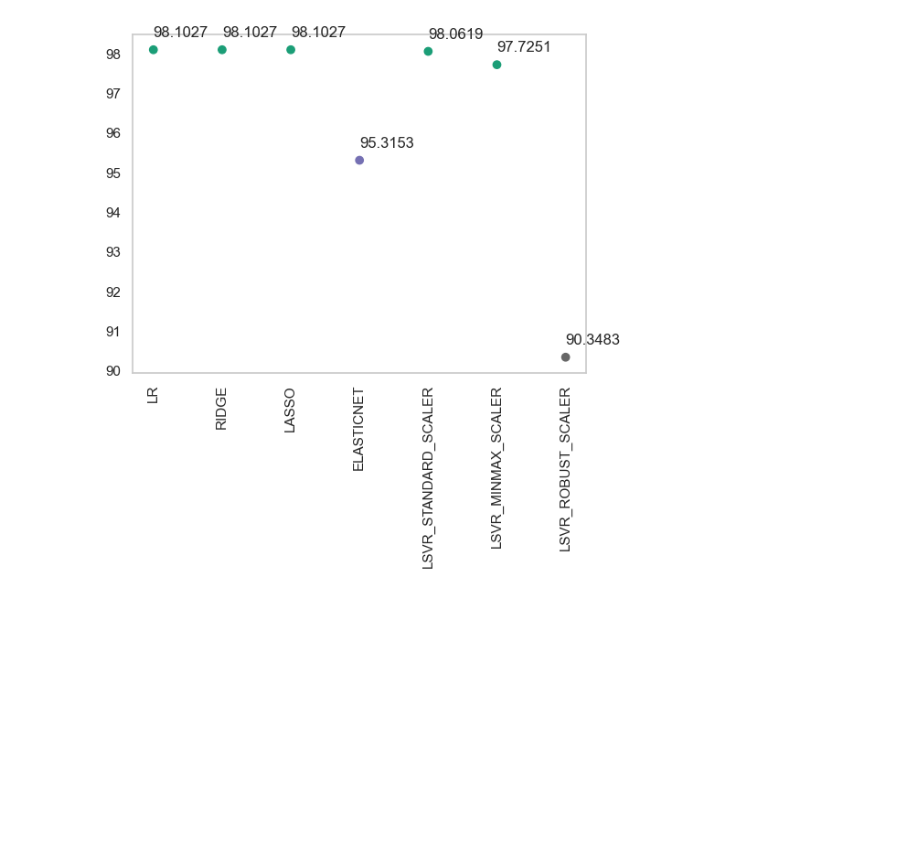
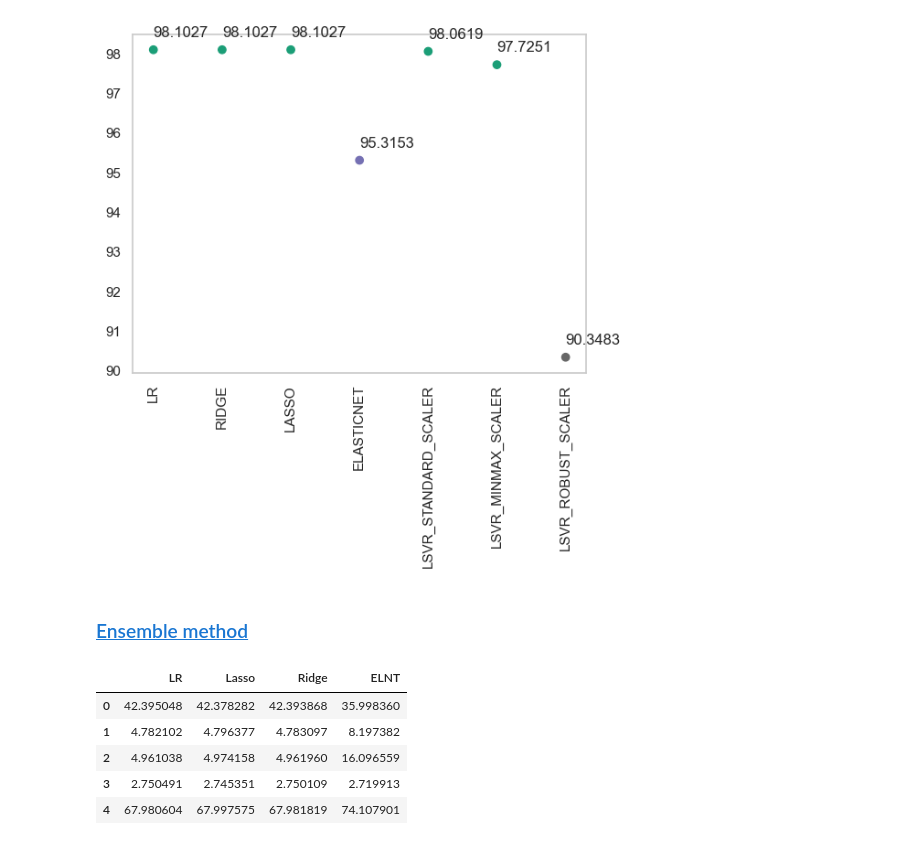
Before and after one commit to tea561/ML, a Jupyter notebook: Projekat1/proj1.ipynb, the cells around one changed output. Cells and saved outputs as stored; diff of their text form; code cells hidden in the pictures; blank space fills up the shorter version.

```diff
--- a/Projekat1/proj1.ipynb
+++ b/Projekat1/proj1.ipynb
@@ -916,3 +975,36 @@ models = ['LR', 'RIDGE', 'LASSO', 'ELASTICNET', 'LSVR_STANDARD_SCALER', 'LSVR_MI
 show_results(score_list=training_score, labels=models)
 # %% [output]
 [figure]
+# %% [markdown]
+### <a id='toc1_3_11_'></a>[Ensemble method](#toc0_)
+# %%
+features, target = data.loc[:, data.columns != 'Usage_kWh'], data['Usage_kWh']
+features_train, features_test, target_train, target_test = train_test_split(features, target, test_size=0.3, random_state=0)
+
+lr = LinearRegression()
+lr.fit(features_train, target_train)
+
+training_score.append(lr.score(features_train, target_train))
+
+lasso = Lasso(alpha=0.0001)
+lasso.fit(features_train, target_train)
+
+training_score.append(lasso.score(features_train, target_train))
+
+en = ElasticNet(alpha=0.0001, fit_intercept=False)
+en.fit(features_train, target_train)
+
+training_score.append(en.score(features_train, target_train))
+
+rlr = Ridge(alpha=0.0001, solver='svd')
+rlr.fit(features_train, target_train)
+
+base_model_prediction = pd.DataFrame({'LR':lr.predict(features_test), 'Lasso':lasso.predict(features_test), 'Ridge':rlr.predict(features_test), 'ELNT':en.predict(features_test)})
+display(base_model_prediction.head())
+# %% [output]
+|  | LR | Lasso | Ridge | ELNT |
+| 0 | 42.395048 | 42.378282 | 42.393868 | 35.998360 |
+| 1 | 4.782102 | 4.796377 | 4.783097 | 8.197382 |
+| 2 | 4.961038 | 4.974158 | 4.961960 | 16.096559 |
+| 3 | 2.750491 | 2.745351 | 2.750109 | 2.719913 |
+| 4 | 67.980604 | 67.997575 | 67.981819 | 74.107901 |
```
Also changed, not shown: parts of 25 cells of this notebook.
